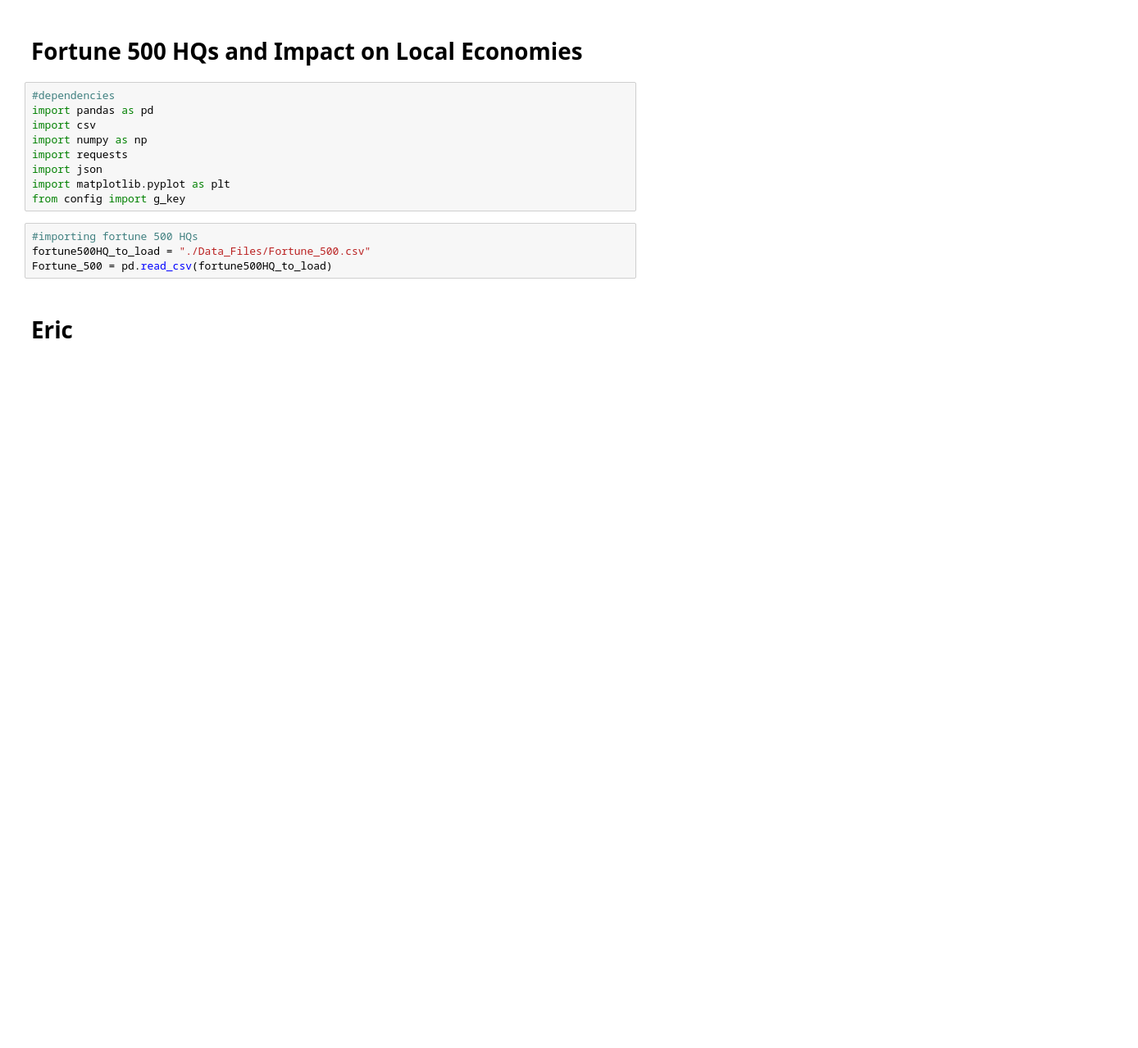
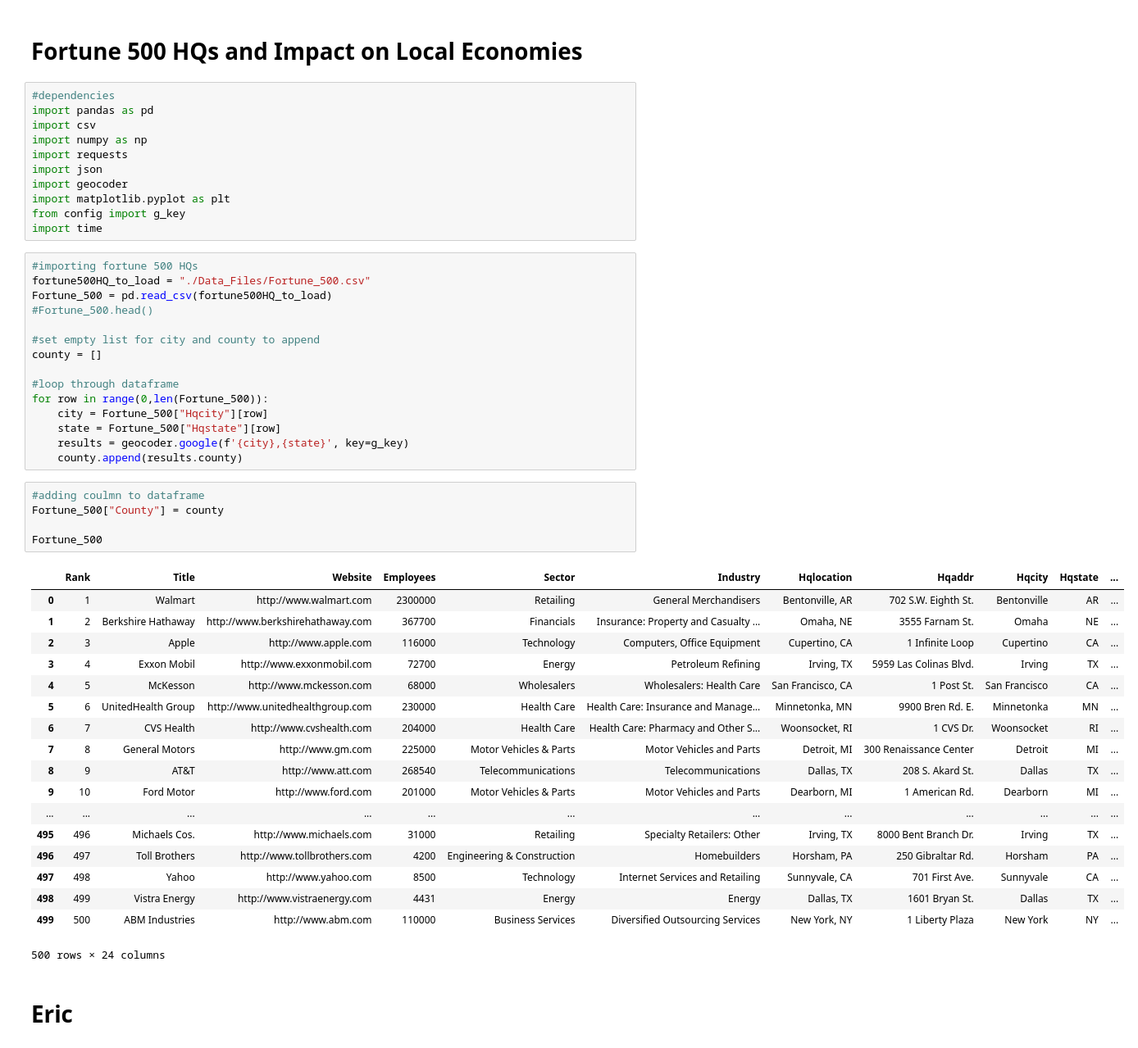
Before and after one commit to Gissel7181/Project-One, a Jupyter notebook: Project 1.ipynb, the cells around one changed output. Shown: that part at 82% size. Cells and saved outputs as stored; diff of their text form; blank space fills up the shorter version.

Commit message:
Added loop to insert counties into data frame

```diff
--- a/Project 1.ipynb
+++ b/Project 1.ipynb
@@ -7,12 +7,49 @@ import csv
 import numpy as np
 import requests
 import json
+import geocoder
 import matplotlib.pyplot as plt
 from config import g_key
+import time
-# %%
-#importing fortune 500 HQs
-fortune500HQ_to_load = "./Data_Files/Fortune_500.csv"
-Fortune_500 = pd.read_csv(fortune500HQ_to_load)
+# %%
+#importing fortune 500 HQs
+fortune500HQ_to_load = "./Data_Files/Fortune_500.csv"
+Fortune_500 = pd.read_csv(fortune500HQ_to_load)
+#Fortune_500.head()
+
+#set empty list for city and county to append
+county = []
+
+#loop through dataframe
+for row in range(0,len(Fortune_500)):
+    city = Fortune_500["Hqcity"][row]
+    state = Fortune_500["Hqstate"][row]
+    results = geocoder.google(f'{city},{state}', key=g_key)
+    county.append(results.county)
+# %%
+#adding coulmn to dataframe
+Fortune_500["County"] = county
+
+Fortune_500
+# %% [output]
+|  | Rank | Title | Website | Employees | Sector | Industry | Hqlocation | Hqaddr | Hqcity | Hqstate | ... |
+| 0 | 1 | Walmart | http://www.walmart.com | 2300000 | Retailing | General Merchandisers | Bentonville, AR | 702 S.W. Eighth St. | Bentonville | AR | ... |
+| 1 | 2 | Berkshire Hathaway | http://www.berkshirehathaway.com | 367700 | Financials | Insurance: Property and Casualty ... | Omaha, NE | 3555 Farnam St. | Omaha | NE | ... |
+| 2 | 3 | Apple | http://www.apple.com | 116000 | Technology | Computers, Office Equipment | Cupertino, CA | 1 Infinite Loop | Cupertino | CA | ... |
+| 3 | 4 | Exxon Mobil | http://www.exxonmobil.com | 72700 | Energy | Petroleum Refining | Irving, TX | 5959 Las Colinas Blvd. | Irving | TX | ... |
+| 4 | 5 | McKesson | http://www.mckesson.com | 68000 | Wholesalers | Wholesalers: Health Care | San Francisco, CA | 1 Post St. | San Francisco | CA | ... |
+| 5 | 6 | UnitedHealth Group | http://www.unitedhealthgroup.com | 230000 | Health Care | Health Care: Insurance and Manage... | Minnetonka, MN | 9900 Bren Rd. E. | Minnetonka | MN | ... |
+| 6 | 7 | CVS Health | http://www.cvshealth.com | 204000 | Health Care | Health Care: Pharmacy and Other S... | Woonsocket, RI | 1 CVS Dr. | Woonsocket | RI | ... |
+| 7 | 8 | General Motors | http://www.gm.com | 225000 | Motor Vehicles & Parts | Motor Vehicles and Parts | Detroit, MI | 300 Renaissance Center | Detroit | MI | ... |
+| 8 | 9 | AT&T | http://www.att.com | 268540 | Telecommunications | Telecommunications | Dallas, TX | 208 S. Akard St. | Dallas | TX | ... |
+| 9 | 10 | Ford Motor | http://www.ford.com | 201000 | Motor Vehicles & Parts | Motor Vehicles and Parts | Dearborn, MI | 1 American Rd. | Dearborn | MI | ... |
+| ... | ... | ... | ... | ... | ... | ... | ... | ... | ... | ... | ... |
+| 495 | 496 | Michaels Cos. | http://www.michaels.com | 31000 | Retailing | Specialty Retailers: Other | Irving, TX | 8000 Bent Branch Dr. | Irving | TX | ... |
+| 496 | 497 | Toll Brothers | http://www.tollbrothers.com | 4200 | Engineering & Construction | Homebuilders | Horsham, PA | 250 Gibraltar Rd. | Horsham | PA | ... |
+| 497 | 498 | Yahoo | http://www.yahoo.com | 8500 | Technology | Internet Services and Retailing | Sunnyvale, CA | 701 First Ave. | Sunnyvale | CA | ... |
+| 498 | 499 | Vistra Energy | http://www.vistraenergy.com | 4431 | Energy | Energy | Dallas, TX | 1601 Bryan St. | Dallas | TX | ... |
+| 499 | 500 | ABM Industries | http://www.abm.com | 110000 | Business Services | Diversified Outsourcing Services | New York, NY | 1 Liberty Plaza | New York | NY | ... |
+500 rows × 24 columns
 # %% [markdown]
 # Eric
 # %% [markdown]
```
Also changed, not shown: 1 other file.
